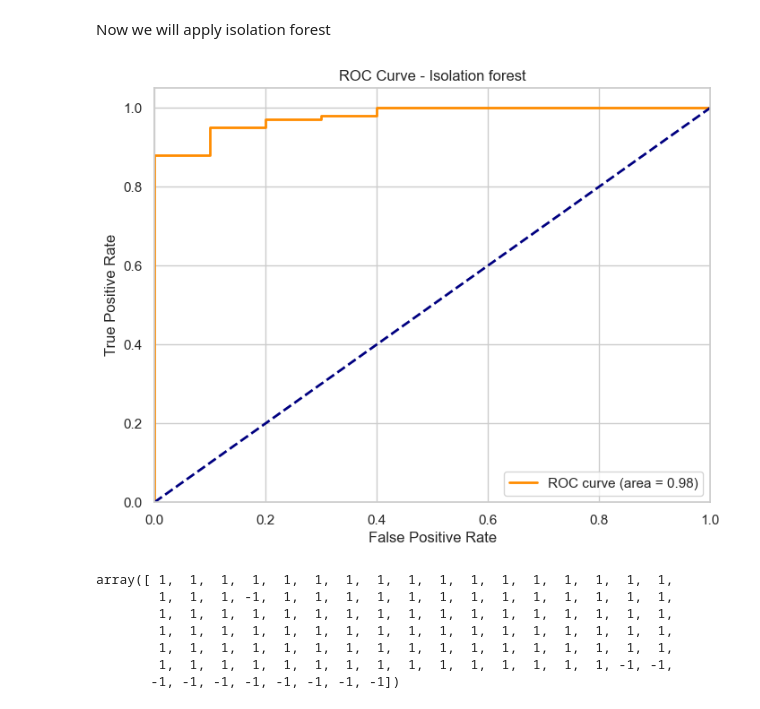
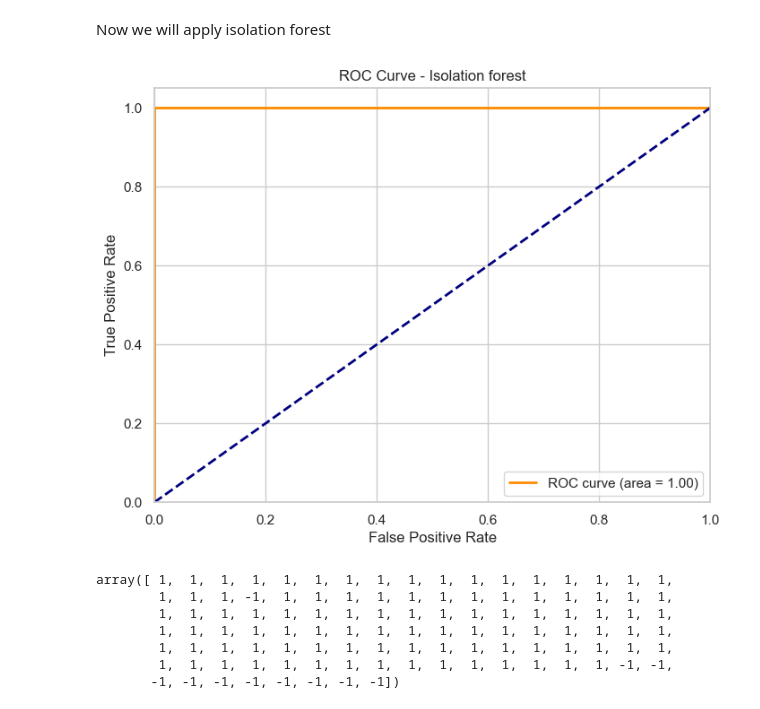
Before and after one commit to statsmarkov/depth_markov, a Jupyter notebook: section_4_same_size.ipynb, the cells around one changed output. Drawn from its saved outputs; the diff is of its cells as text; code cells hidden in the pictures.

```diff
--- a/section_4_same_size.ipynb
+++ b/section_4_same_size.ipynb
@@ -75,15 +75,15 @@ regular_arch_trajectories = simulate_arch_1_process(
 # %% [markdown]
 Now we will generate a different ARCH(1) process. We will modify the mean the volatility
 # %%
-def shape_anomaly_volatility_i(x):
-    return 1
+def constant_mean(x):
+    return 2
 # %%
 # Simulate  ARCH(1) process
 random_seed +=1
 anomalous_arch_trajectories = simulate_arch_1_process(
     n_steps=n_steps,
-    m=mean_fn,
-    sigma=shape_anomaly_volatility_i,
+    m=constant_mean,
+    sigma=volatility_fn,
     initial_value=INITIAL_VALUE,
     num_processes=A,
     seed=random_seed,
@@ -146,35 +169,35 @@ Now we will apply isolation forest
 # %%
 random_seed +=1
 all_trajectories = np.concatenate((regular_arch_trajectories, anomalous_arch_trajectories))
 # Train Isolation Forest model
-model = IsolationForest(contamination=A/M, random_state=random_seed)
+model = IsolationForest(random_state=random_seed)
 model.fit(all_trajectories)
 
 # Calculate anomaly scores
 scores = model.decision_function(all_trajectories)
 
 labels = np.concatenate((np.ones(M, dtype=bool), np.zeros(A, dtype=bool)))
 depth_values = scores
 
 fpr, tpr, thresholds = roc_curve(labels, scores , pos_label=1)
 
 # Calculate are under the curve
 roc_auc = auc(fpr, tpr)
 
 # Plot the ROC curve
 plt.figure(figsize=(8, 6))
 plt.plot(fpr, tpr, color='darkorange', lw=2, label='ROC curve (area = %0.2f)' % roc_auc)
 plt.plot([0, 1], [0, 1], color='navy', lw=2, linestyle='--')
 plt.xlim([0.0, 1.0])
 plt.ylim([0.0, 1.05])
 plt.xlabel('False Positive Rate')
 plt.ylabel('True Positive Rate')
 plt.title('ROC Curve - Isolation forest')
 plt.legend(loc="lower right")
 plt.grid(True)
 plt.show()
 # %% [output]
-[figure, old version]
+[figure, new version]
 # %%
 clf = LocalOutlierFactor(contamination=A/M)
 y_pred = clf.fit_predict(all_trajectories)
```
Also changed, not shown: parts of 3 cells of this notebook, 5 other files.
